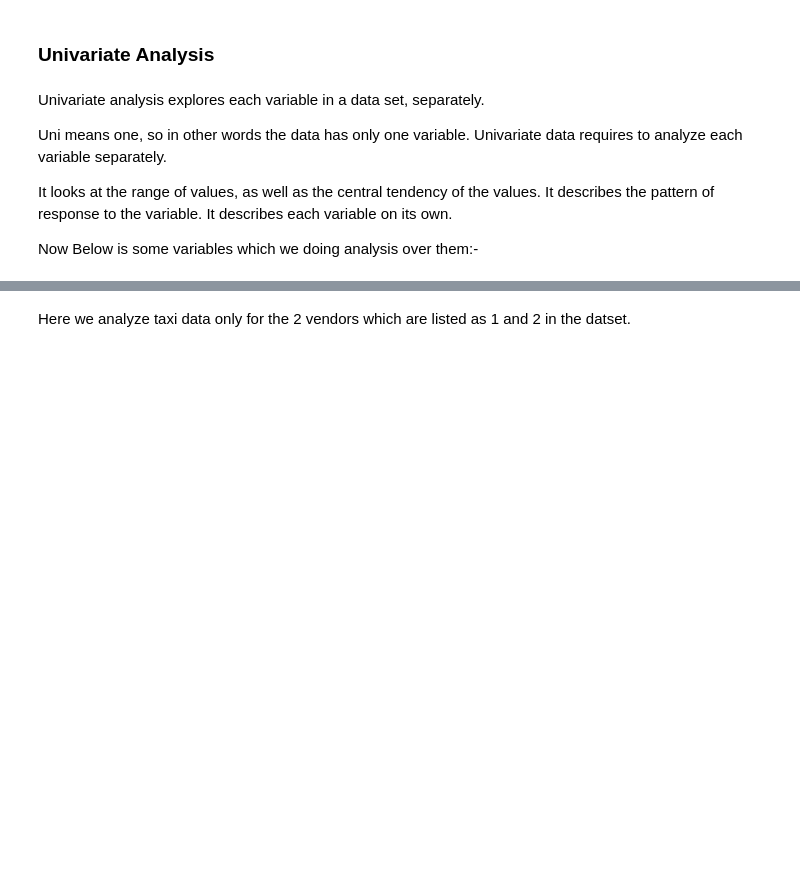
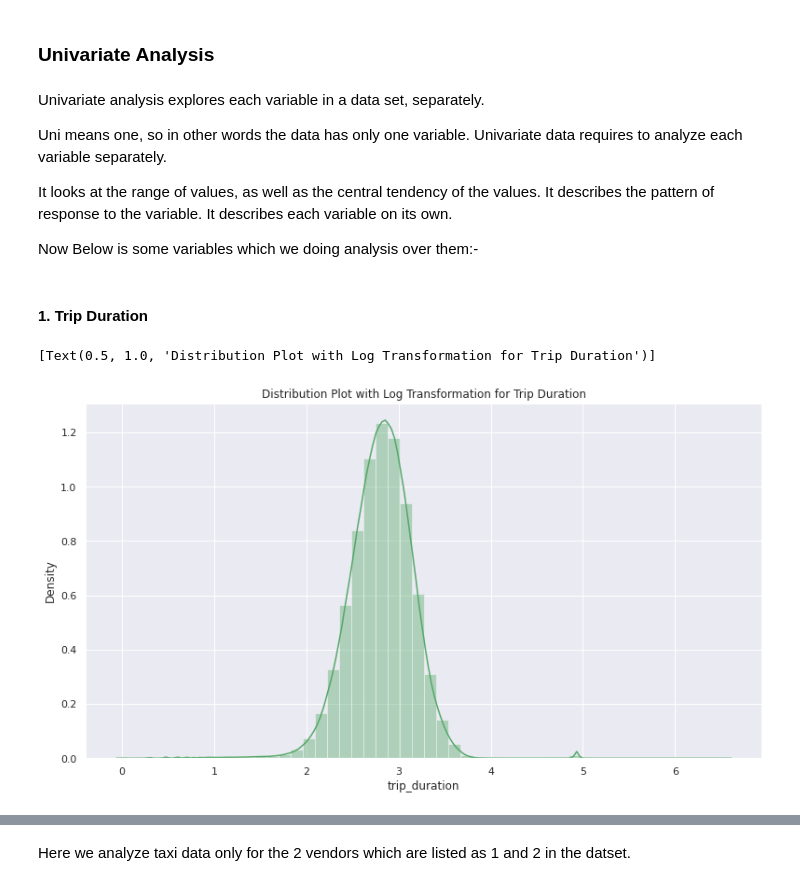
Before and after one commit to KrushnaChaure/NYC-Taxi-Trip-Time-Prediction, a Jupyter notebook: Krushna_Chaure_NYC_Taxi_Trip_Time_Prediction_Capstone_Project.ipynb, the cells around one changed output, grey strips where cells are left out. Cells and saved outputs as stored; diff of their text form; code cells hidden in the pictures; blank space fills up the shorter version.

```diff
--- a/Krushna_Chaure_NYC_Taxi_Trip_Time_Prediction_Capstone_Project.ipynb
+++ b/Krushna_Chaure_NYC_Taxi_Trip_Time_Prediction_Capstone_Project.ipynb
@@ -315,3 +315,12 @@ Uni means one, so in other words the data has only one variable. Univariate data
 It looks at the range of values, as well as the central tendency of the values. It describes the pattern of response to the variable. It describes each variable on its own.
 
 Now Below is some variables which we doing analysis over them:-
+# %% [markdown]
+#### 1. Trip Duration
+# %%
+# Analysing distribution of trip duration with the help of np.log10
+plt.figure(figsize=(13,7))
+sns.distplot(np.log10(dataset['trip_duration']),color="G").set(title='Distribution Plot with Log Transformation for Trip Duration')
+# %% [output]
+[Text(0.5, 1.0, 'Distribution Plot with Log Transformation for Trip Duration')]
+[figure, added]
```
Also changed, not shown: parts of 43 cells of this notebook.
